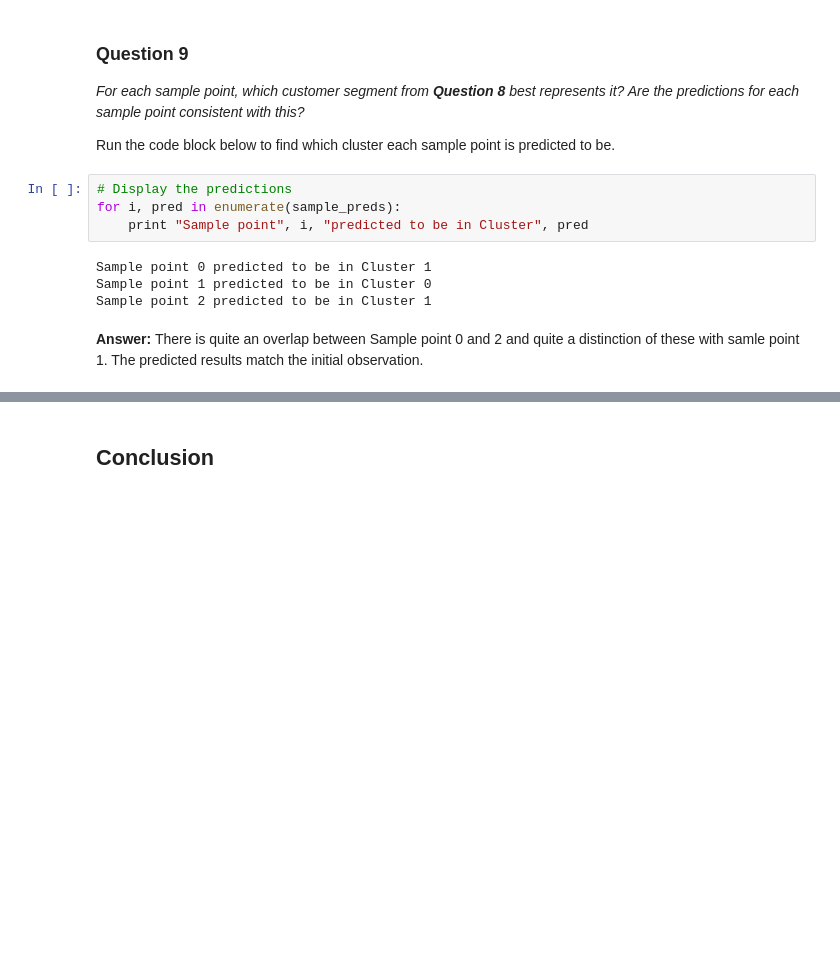
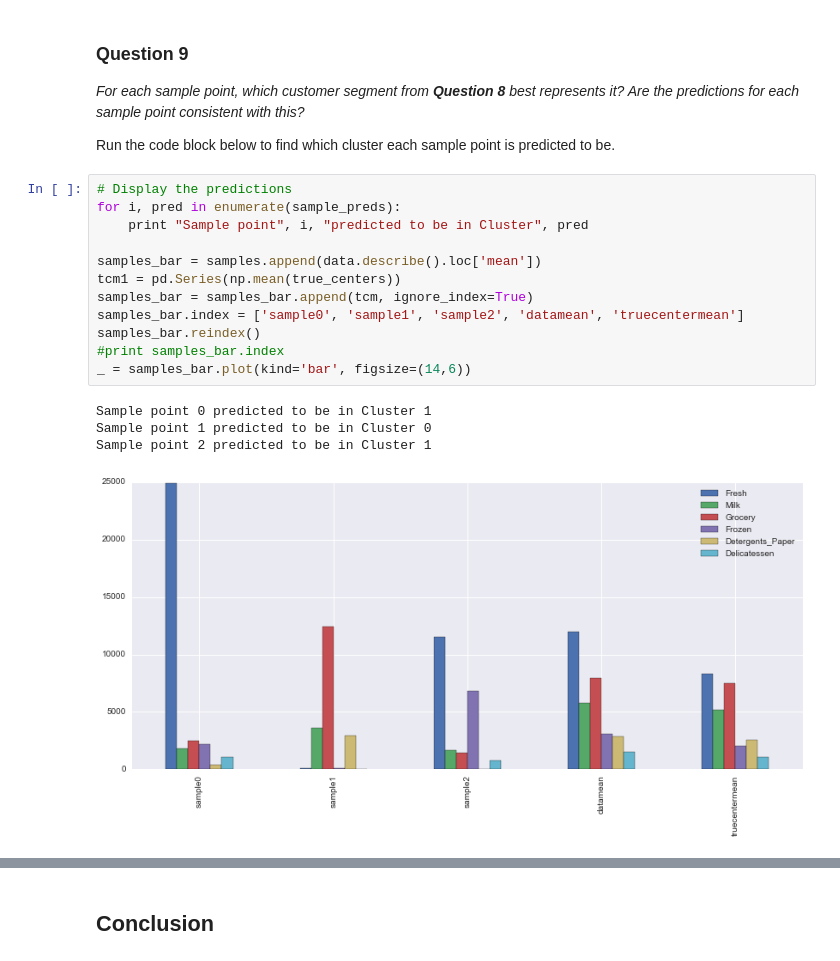
Before and after one commit to gallybaba/udacity, a Jupyter notebook: mlnd/customer_segments/customer_segments.ipynb, the cells around one changed output, grey strips where cells are left out. Drawn from its saved outputs; the diff is of its cells as text; blank space fills up the shorter version.

```diff
--- a/mlnd/customer_segments/customer_segments.ipynb
+++ b/mlnd/customer_segments/customer_segments.ipynb
@@ -614,10 +655,17 @@ Run the code block below to find which cluster each sample point is predicted to
 # %%
 # Display the predictions
 for i, pred in enumerate(sample_preds):
     print "Sample point", i, "predicted to be in Cluster", pred
+
+samples_bar = samples.append(data.describe().loc['mean'])
+tcm1 = pd.Series(np.mean(true_centers))
+samples_bar = samples_bar.append(tcm, ignore_index=True)
+samples_bar.index = ['sample0', 'sample1', 'sample2', 'datamean', 'truecentermean']
+samples_bar.reindex()
+#print samples_bar.index
+_ = samples_bar.plot(kind='bar', figsize=(14,6))
 # %% [output]
 Sample point 0 predicted to be in Cluster 1
 Sample point 1 predicted to be in Cluster 0
 Sample point 2 predicted to be in Cluster 1
+[figure, added]
-# %% [markdown]
-**Answer:** There is quite an overlap between Sample point 0 and 2 and quite a distinction of these with samle point 1. The predicted results match the initial observation.
```
Also changed, not shown: parts of 12 cells of this notebook, 1 other file.
